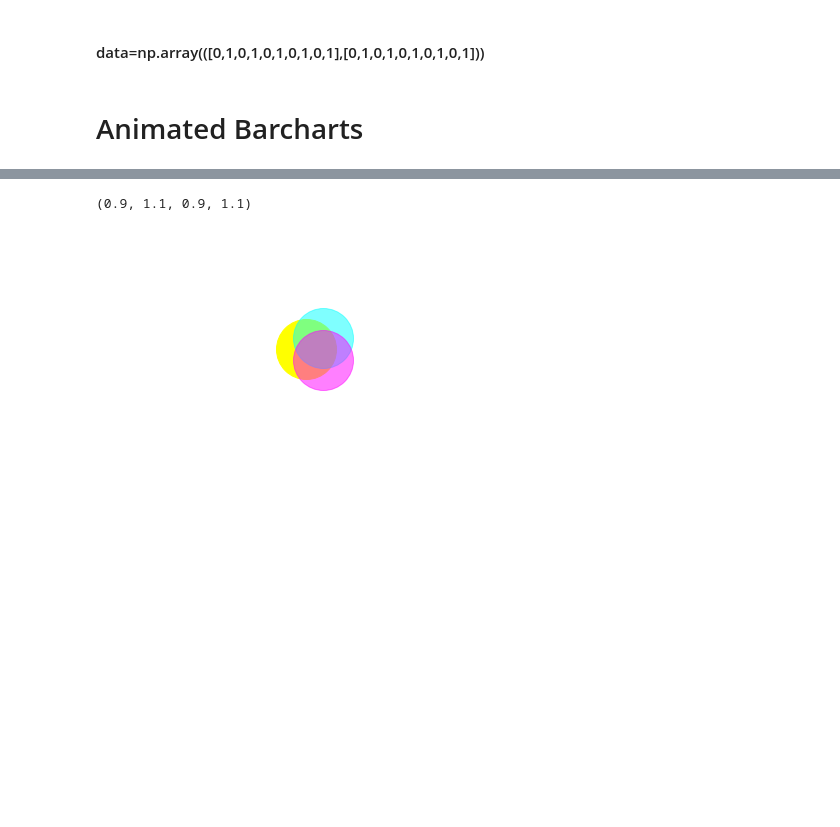
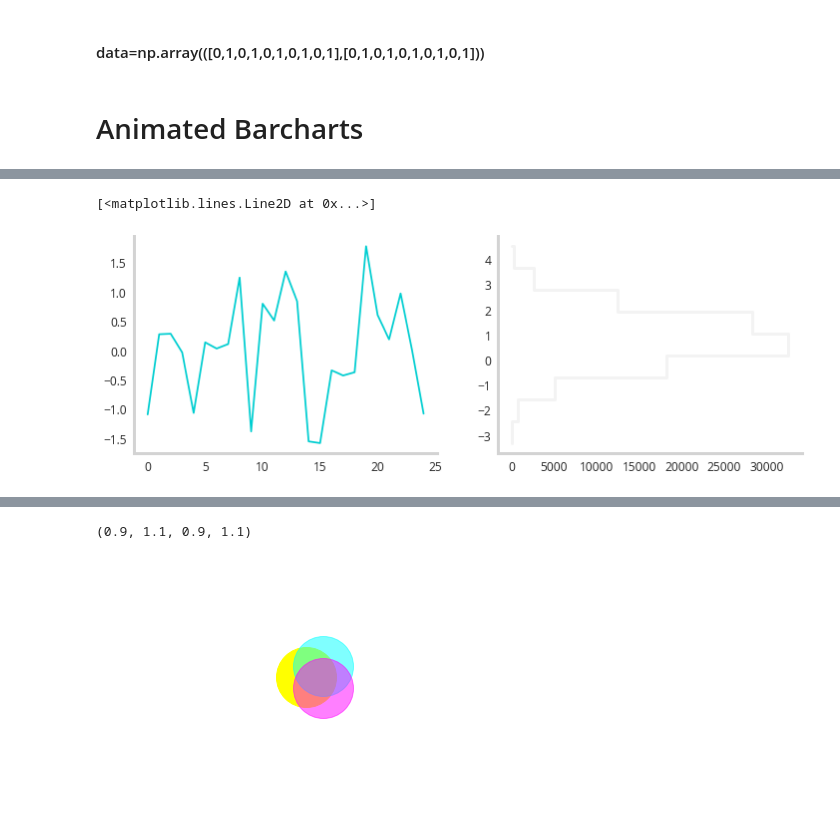
Before and after one commit to NicholasARossi/Easing-Animations-with-Python, a Jupyter notebook: animation_playground.ipynb, the cells around one changed output, grey strips where cells are left out. Drawn from its saved outputs; the diff is of its cells as text; code cells hidden in the pictures; blank space fills up the shorter version.

```diff
--- a/animation_playground.ipynb
+++ b/animation_playground.ipynb
@@ -56,0 +55,15 @@ array([[0.1709871 , 0.97415125, 0.12257649, 0.83245264, 0.79506374,
+# %%
+data=np.random.normal(size=100000)
+fig,ax=plt.subplots(1,2,figsize=(12,4))
+
+
+## plotting whole distributino
+bins,x=np.histogram(data)
+ax[1].plot(bins,x[1:],linewidth=3, drawstyle='steps-pre',color='#d3d3d3',alpha=0.25)
+starting_pos=25
+ax[0].plot(data[:starting_pos])
+
+# ax.plot()
+# %% [output]
+[<matplotlib.lines.Line2D at 0x...>]
+[figure, added]
```
Also changed, not shown: parts of 11 cells of this notebook, 1 other file.
